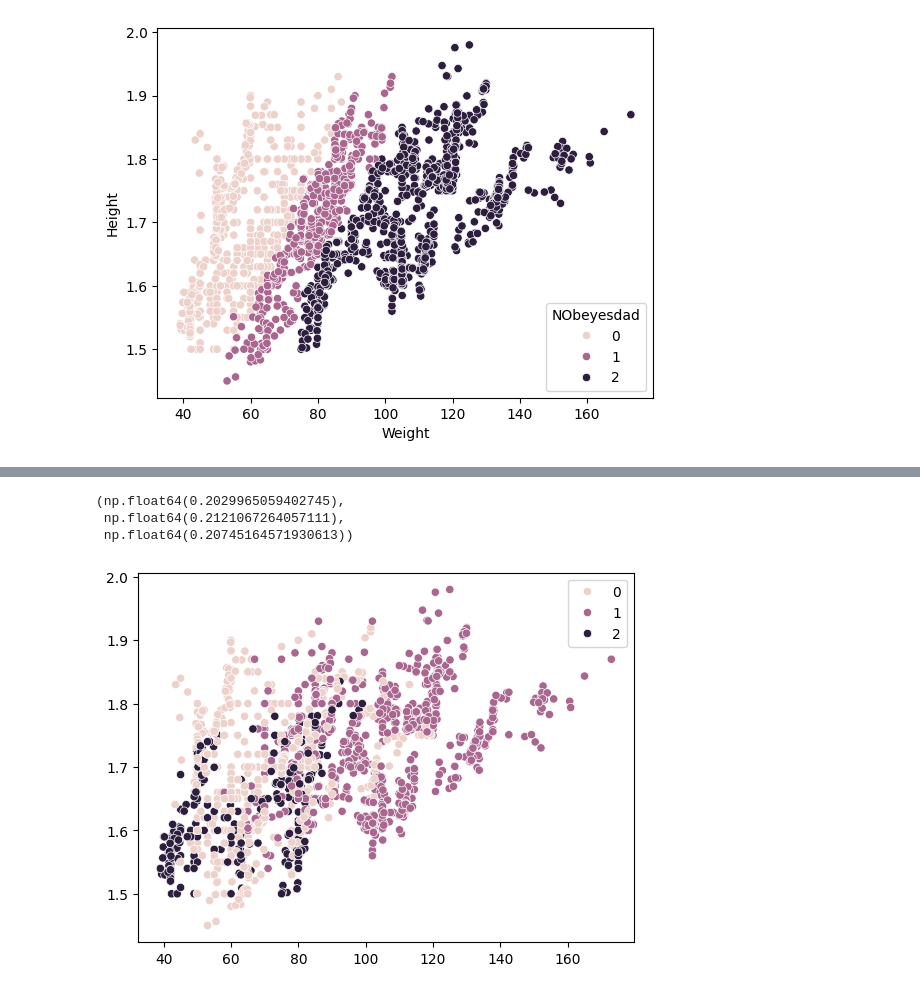
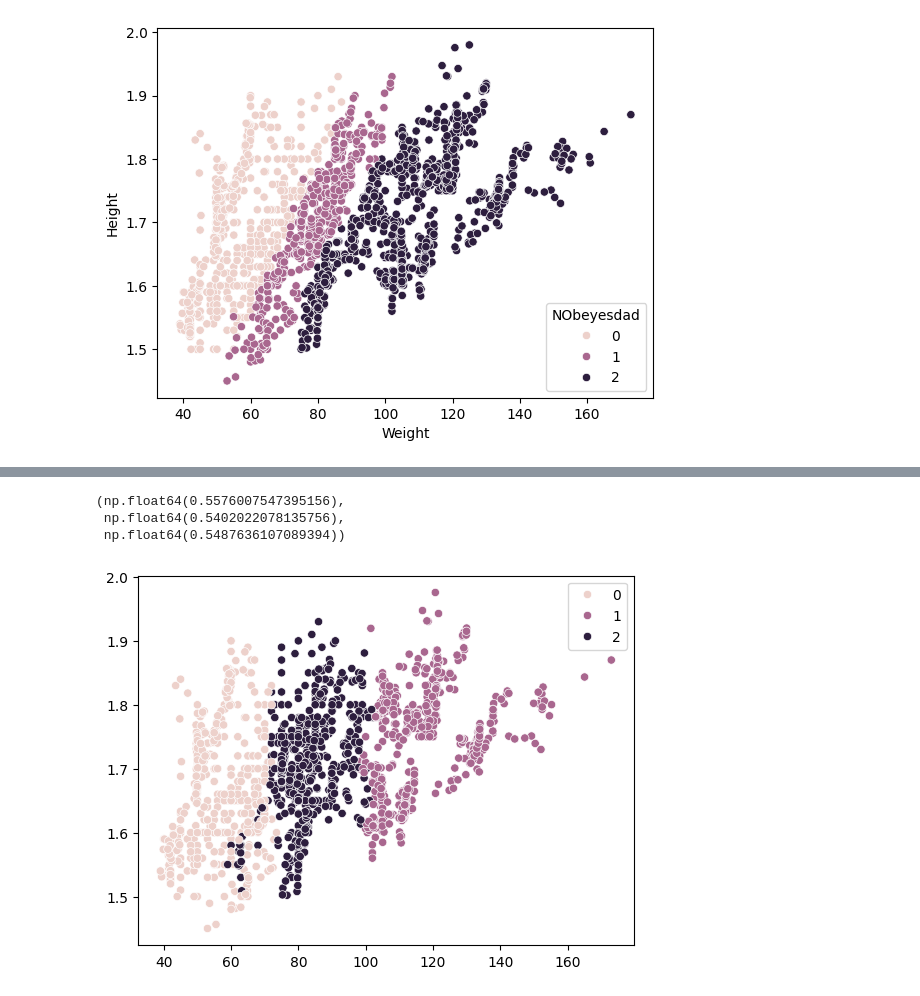
Before and after one commit to alexisuaguilaru/Obesity_Levels_Model, a Jupyter notebook: Model/Model.ipynb, the cells around one changed output, grey strips where cells are left out. Drawn from its saved outputs; the diff is of its cells as text; code cells hidden in the pictures.

Commit message:
ADD experimental model with feature transformatio based on NCA

```diff
--- a/Model/Model.ipynb
+++ b/Model/Model.ipynb
@@ -56,20 +66,26 @@ Model_Agglomerative = Pipeline(steps=[('Feature_Selection',SelectPercentile(scor
 # %%
-from sklearn.preprocessing import Normalizer
-from sklearn.decomposition import KernelPCA
+"""
+2° Model ::
+    -- Feature Selection
+    -- Feature Transformation :: NCA
+    -- Clustering Algorithm
+"""
+
+from sklearn.neighbors import NeighborhoodComponentsAnalysis
 
 Model_K_Means = Pipeline(steps=[
-                                ('Feature_Selection',SelectPercentile(score_func=ScoreFunction_MutualInformation,percentile=50)),
-                                ('0',Normalizer()),
-                                ('1',KernelPCA(kernel='poly',degree=3,coef0=0)),
-                                ('Clustering',KMeans(n_clusters=3)),
-                               ])
+                                ('Feature_Selection',SelectPercentile(score_func=ScoreFunction_MutualInformation,percentile=25)),
+                                ('Feature_Transformation',NeighborhoodComponentsAnalysis(init='identity')),
+                                ('Clustering',KMeans(n_clusters=3,n_init=20)),
+                               ]
+                        )
 
 y_pred = Model_K_Means.fit_predict(X_train,y_train)
 sns.scatterplot(x=X_train[:,2],y=X_train[:,1],hue=y_pred)
 
 homogeneity_completeness_v_measure(y_train,y_pred)
 # %% [output]
-(np.float64(0.2029965059402745),
- np.float64(0.2121067264057111),
- np.float64(0.20745164571930613))
+(np.float64(0.5576007547395156),
+ np.float64(0.5402022078135756),
+ np.float64(0.5487636107089394))
-[figure, old version]
+[figure, new version]
```
Also changed, not shown: parts of 2 cells of this notebook.
